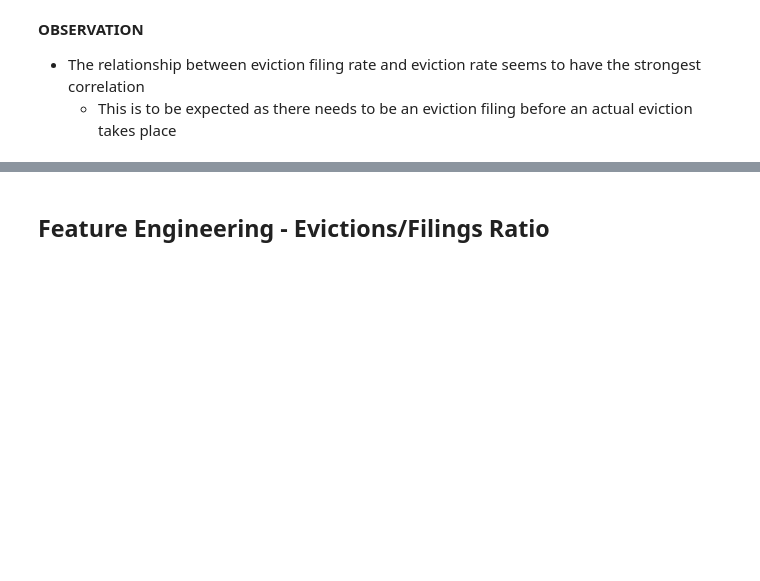
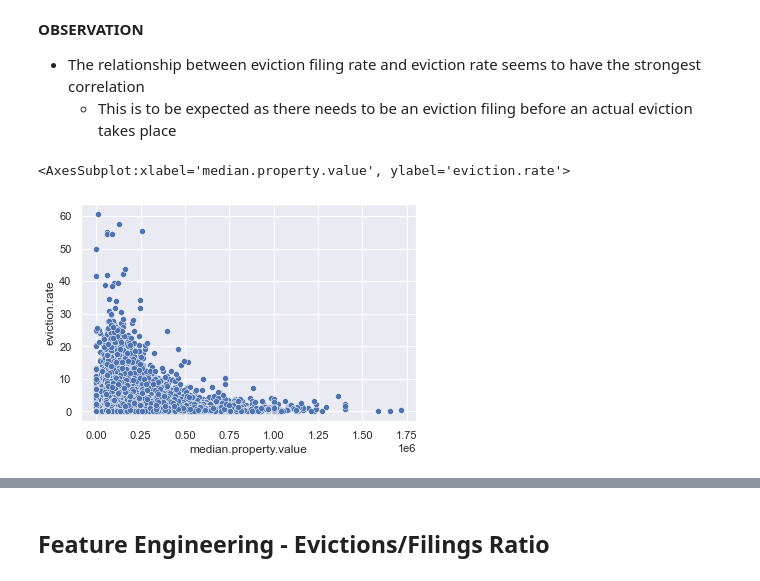
Before and after one commit to HughJackmannix/Predicting-Eviction-Rates, a Jupyter notebook: Mean Modeling.ipynb, the cells around one changed output, grey strips where cells are left out. Drawn from its saved outputs; the diff is of its cells as text; code cells hidden in the pictures; blank space fills up the shorter version.

```diff
--- a/Mean Modeling.ipynb
+++ b/Mean Modeling.ipynb
@@ -158,3 +180,8 @@ sns.scatterplot('eviction.rate', 'eviction.filing.rate', data=tracts_df)
 **OBSERVATION**
 - The relationship between eviction filing rate and eviction rate seems to have the strongest correlation
     - This is to be expected as there needs to be an eviction filing before an actual eviction takes place
+# %%
+sns.scatterplot('median.property.value', 'eviction.rate', data=tracts_df)
+# %% [output]
+<AxesSubplot:xlabel='median.property.value', ylabel='eviction.rate'>
+[figure, added]
```
Also changed, not shown: parts of 109 cells of this notebook, 3 other files.
